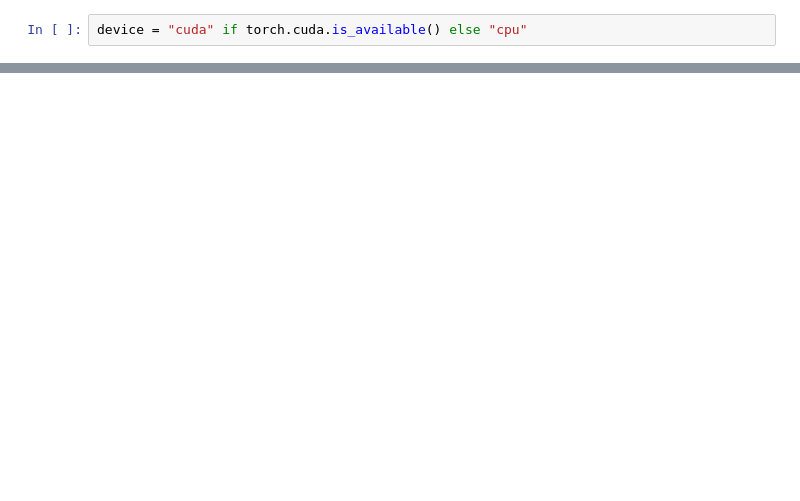
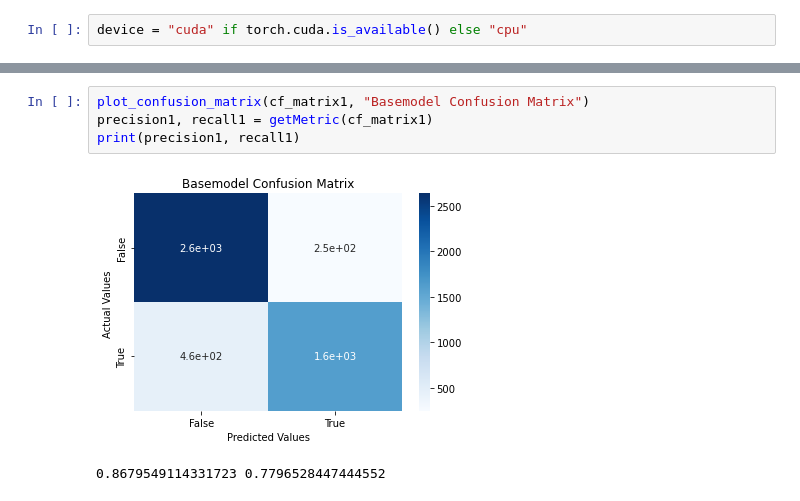
Before and after one commit to ololiti/deqs, a Jupyter notebook: Error_Analysis.ipynb, the cells around one changed output, grey strips where cells are left out. Saved outputs shown, nothing was run; the diff lists cells and outputs as text; blank space fills up the shorter version.

```diff
--- a/Error_Analysis.ipynb
+++ b/Error_Analysis.ipynb
@@ -68,0 +124,7 @@ print(fp, fn)
+# %%
+plot_confusion_matrix(cf_matrix1, "Basemodel Confusion Matrix")
+precision1, recall1 = getMetric(cf_matrix1)
+print(precision1, recall1)
+# %% [output]
+[figure, added]
+0.8679549114331723 0.7796528447444552
```
Also changed, not shown: parts of 16 cells of this notebook.
